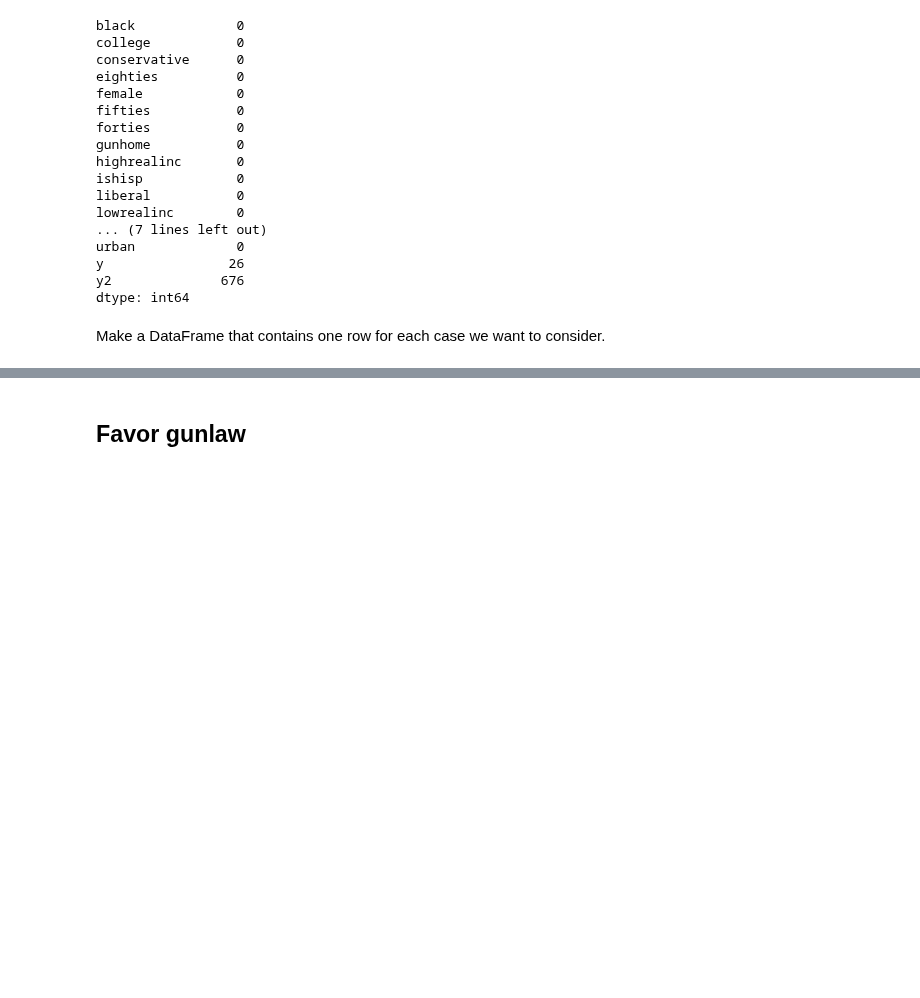
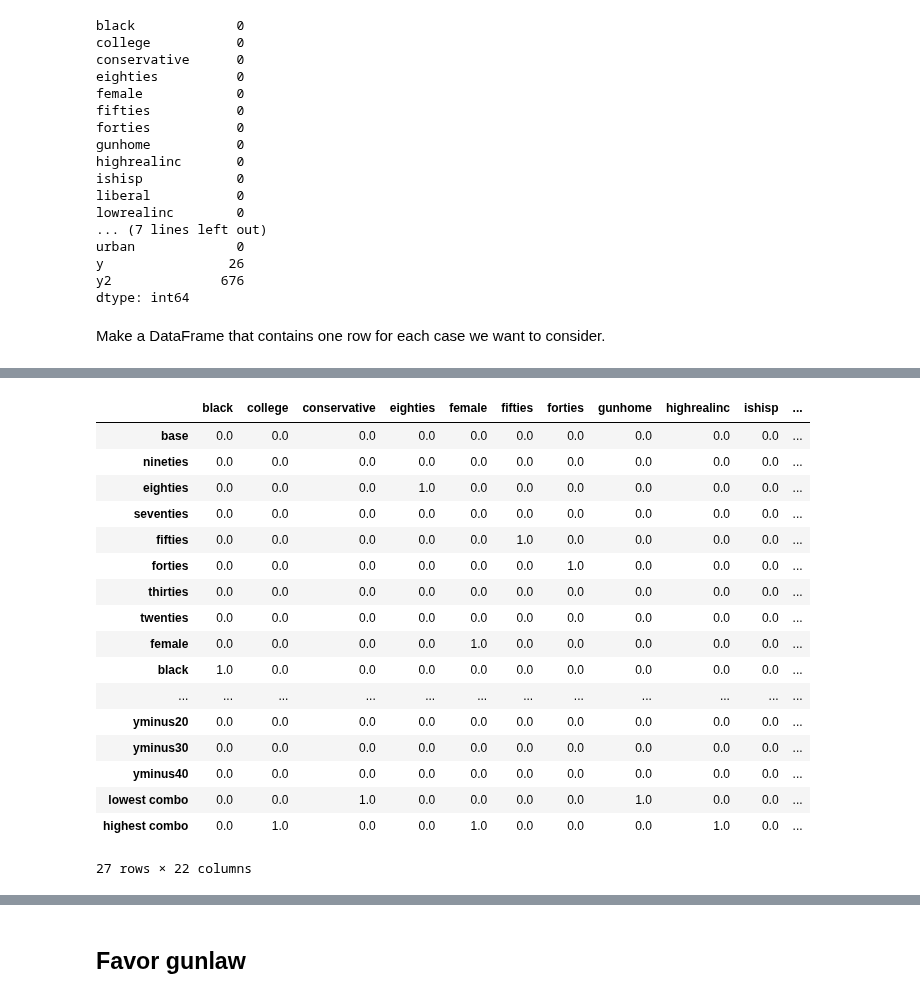
Before and after one commit to AllenDowney/GssReligion, a Jupyter notebook: gss_gun.ipynb, the cells around one changed output, grey strips where cells are left out. Drawn from its saved outputs; the diff is of its cells as text; code cells hidden in the pictures; blank space fills up the shorter version.

```diff
--- a/gss_gun.ipynb
+++ b/gss_gun.ipynb
@@ -987,15 +987,18 @@ Logit Regression Results
 # %% [markdown]
 Make a row for someone in 2016 with all booleans false.
 # %%
-y = 2016 - 1990
-y2 = y**2
+def make_base():
+    y = 2016 - 1990
+    y2 = y**2
 
-d = dict(y=y, y2=y2)
-for varname in varnames:
-    d[varname] = 0
+    d = dict(y=y, y2=y2)
+    for varname in varnames:
+        d[varname] = 0
 
-s = pd.Series(d)
-s
+    return pd.Series(d)
+
+base = make_row()
+base
 # %% [output]
 black             0
 college           0
@@ -1016,6 +1019,3 @@ y2              676
 dtype: int64
 # %% [markdown]
 Make a DataFrame that contains one row for each case we want to consider.
-# %%
-df_pred = pd.DataFrame(columns=sample.columns)
-df_pred
@@ -1066,3 +1030,53 @@ df_pred.loc[:, all_varnames]
+# %%
+def make_df_pred():
+    base = make_base()
+    df_pred = pd.DataFrame(columns=base.index, dtype=float)
+    #df_pred = pd.DataFrame(columns=sample.columns)
+
+    df_pred.loc['base'] = s
+
+    for varname in varnames:
+        df_pred.loc[varname] = s
+        df_pred.loc[varname, varname] = 1
+
+    add_yminus(df_pred, 'yminus10', -10)
+    add_yminus(df_pred, 'yminus20', -20)
+    add_yminus(df_pred, 'yminus30', -30)
+    add_yminus(df_pred, 'yminus40', -40)
+
+    df_pred.loc['lowest combo'] = s
+    low_vars = ['gunhome', 'nineties', 'rural',
+                'conservative', 'lowrealinc', 'threatened']
+    df_pred.loc['lowest combo', low_vars] = 1
+
+    df_pred.loc['highest combo'] = s
+    high_vars = ['female', 'otherrace', 'liberal',
+                'college', 'highrealinc']
+    df_pred.loc['highest combo', high_vars] = 1
+
+    return df_pred
+
+df_pred = make_df_pred()
+df_pred
+# %% [output]
+|  | black | college | conservative | eighties | female | fifties | forties | gunhome | highrealinc | ishisp | ... |
+| base | 0.0 | 0.0 | 0.0 | 0.0 | 0.0 | 0.0 | 0.0 | 0.0 | 0.0 | 0.0 | ... |
+| nineties | 0.0 | 0.0 | 0.0 | 0.0 | 0.0 | 0.0 | 0.0 | 0.0 | 0.0 | 0.0 | ... |
+| eighties | 0.0 | 0.0 | 0.0 | 1.0 | 0.0 | 0.0 | 0.0 | 0.0 | 0.0 | 0.0 | ... |
+| seventies | 0.0 | 0.0 | 0.0 | 0.0 | 0.0 | 0.0 | 0.0 | 0.0 | 0.0 | 0.0 | ... |
+| fifties | 0.0 | 0.0 | 0.0 | 0.0 | 0.0 | 1.0 | 0.0 | 0.0 | 0.0 | 0.0 | ... |
+| forties | 0.0 | 0.0 | 0.0 | 0.0 | 0.0 | 0.0 | 1.0 | 0.0 | 0.0 | 0.0 | ... |
+| thirties | 0.0 | 0.0 | 0.0 | 0.0 | 0.0 | 0.0 | 0.0 | 0.0 | 0.0 | 0.0 | ... |
+| twenties | 0.0 | 0.0 | 0.0 | 0.0 | 0.0 | 0.0 | 0.0 | 0.0 | 0.0 | 0.0 | ... |
+| female | 0.0 | 0.0 | 0.0 | 0.0 | 1.0 | 0.0 | 0.0 | 0.0 | 0.0 | 0.0 | ... |
+| black | 1.0 | 0.0 | 0.0 | 0.0 | 0.0 | 0.0 | 0.0 | 0.0 | 0.0 | 0.0 | ... |
+| ... | ... | ... | ... | ... | ... | ... | ... | ... | ... | ... | ... |
+| yminus20 | 0.0 | 0.0 | 0.0 | 0.0 | 0.0 | 0.0 | 0.0 | 0.0 | 0.0 | 0.0 | ... |
+| yminus30 | 0.0 | 0.0 | 0.0 | 0.0 | 0.0 | 0.0 | 0.0 | 0.0 | 0.0 | 0.0 | ... |
+| yminus40 | 0.0 | 0.0 | 0.0 | 0.0 | 0.0 | 0.0 | 0.0 | 0.0 | 0.0 | 0.0 | ... |
+| lowest combo | 0.0 | 0.0 | 1.0 | 0.0 | 0.0 | 0.0 | 0.0 | 1.0 | 0.0 | 0.0 | ... |
+| highest combo | 0.0 | 1.0 | 0.0 | 0.0 | 1.0 | 0.0 | 0.0 | 0.0 | 1.0 | 0.0 | ... |
+27 rows × 22 columns
 # %%
 pred = model.predict(df_pred) * 100
 pred
```
Also changed, not shown: parts of 77 cells of this notebook.
